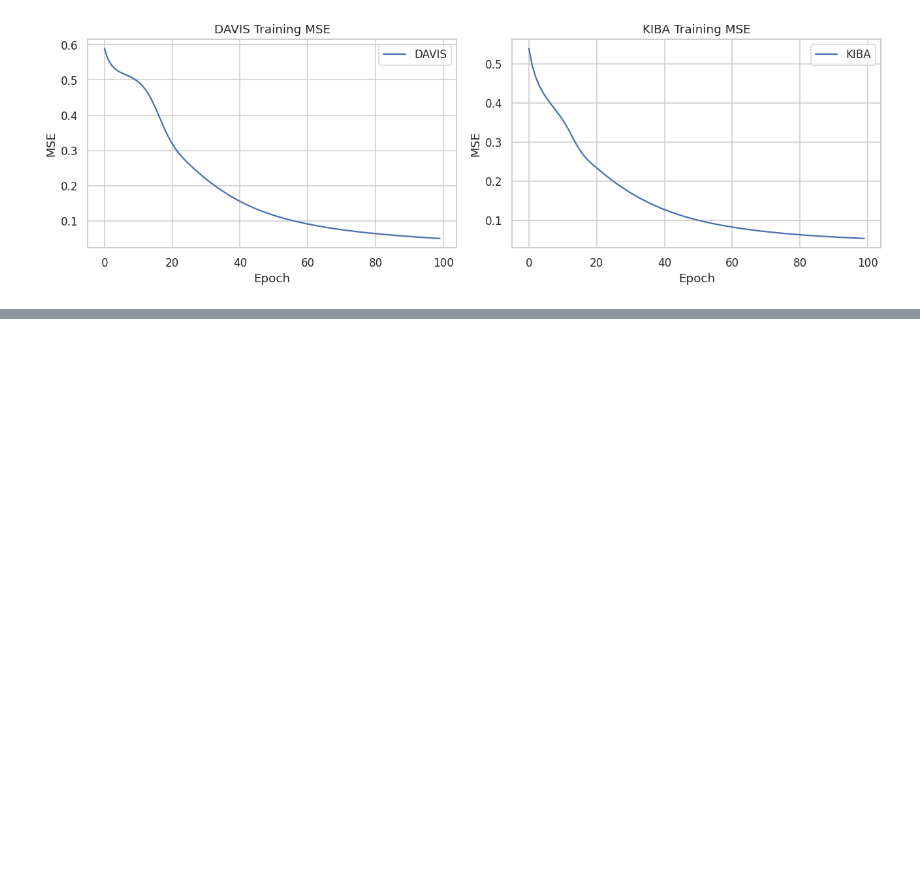
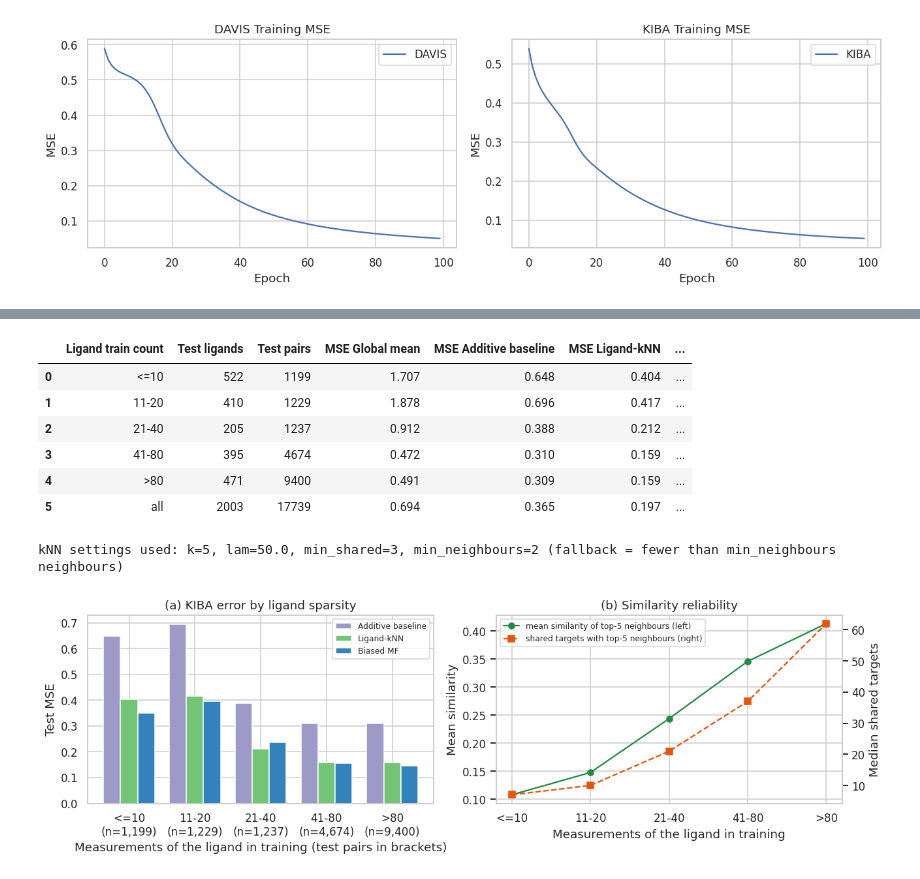
Before and after one commit to sunthoshhh/data-mining-graph-community-detection, a Jupyter notebook: task2.2/task2_2.ipynb, the cells around one changed output, grey strips where cells are left out. Cells and saved outputs as stored; diff of their text form; code cells hidden in the pictures; blank space fills up the shorter version.

```diff
--- a/task2.2/task2_2.ipynb
+++ b/task2.2/task2_2.ipynb
@@ -1829,0 +2543,55 @@ plt.show()
+# %%
+s = SPLITS["KIBA"]; f = FINAL["KIBA"]; knn = f["knn"]
+cnt = s["train"].groupby("ligand_id").size()
+te = s["test"].copy(); te["n_train"] = te.ligand_id.map(cnt)
+BINS, LABELS = [0, 10, 20, 40, 80, np.inf], ["<=10", "11-20", "21-40", "41-80", ">80"]
+te["bin"] = pd.cut(te.n_train, BINS, labels=LABELS)
+_, nn_t, fb_t, ms_t = knn.predict(te.ligand_id, te.target_id, True)
+te["nn"], te["fallback"], te["mean_sim"] = nn_t, fb_t, ms_t
+for m in ["Global mean", "Additive baseline", "Ligand-kNN", "Biased MF"]:
+    te[m] = PRED["KIBA"]["test"][m]
+
+# reliability of similarities per ligand (training matrix): shared targets with the 5 most similar ligands
+top5_shared = {}; top5_sim = {}
+for l, li in knn.li.items():
+    order = np.argsort(-knn.W[li])[:5]; order = order[knn.W[li][order] > 0]
+    top5_shared[l] = np.median(knn.n_shared[li][order]) if len(order) else 0
+    top5_sim[l] = knn.W[li][order].mean() if len(order) else 0
+te["top5_shared"] = te.ligand_id.map(top5_shared); te["top5_sim"] = te.ligand_id.map(top5_sim)
+
+rows = []
+for b, g in te.groupby("bin", observed=True):
+    rows.append({"Ligand train count": b, "Test ligands": g.ligand_id.nunique(), "Test pairs": len(g),
+                 **{f"MSE {m}": mse(g.score, g[m]) for m in ["Global mean", "Additive baseline", "Ligand-kNN", "Biased MF"]},
+                 "Mean neighbours available": g.nn.mean(), "% pairs with < 3 neighbours": 100 * (g.nn < 3).mean(), "% fallback to baseline": 100 * g.fallback.mean(),
+                 "Median shared targets (top-5 neighbours)": g.top5_shared.median(), "Mean similarity (top-5)": g.top5_sim.mean()})
+rows.append({"Ligand train count": "all", "Test ligands": te.ligand_id.nunique(), "Test pairs": len(te),
+             **{f"MSE {m}": mse(te.score, te[m]) for m in ["Global mean", "Additive baseline", "Ligand-kNN", "Biased MF"]},
+             "Mean neighbours available": te.nn.mean(), "% pairs with < 3 neighbours": 100 * (te.nn < 3).mean(), "% fallback to baseline": 100 * te.fallback.mean(),
+             "Median shared targets (top-5 neighbours)": te.top5_shared.median(), "Mean similarity (top-5)": te.top5_sim.mean()})
+sparsity = pd.DataFrame(rows); sparsity.to_csv("results/cf_kiba_sparsity_analysis.csv", index=False)
+display(sparsity.round(3))
+print(f"kNN settings used: k={knn.k}, lam={knn.lam}, min_shared={knn.min_shared}, min_neighbours={knn.min_neighbours} (fallback = fewer than min_neighbours neighbours)")
+
+fig, axes = plt.subplots(1, 2, figsize=(12, 3.9))
+ax = axes[0]; plot = sparsity[sparsity["Ligand train count"] != "all"]; x = np.arange(len(plot)); w = 0.26
+for off, (m, c) in zip([-w, 0, w], [("Additive baseline", "#9e9ac8"), ("Ligand-kNN", "#74c476"), ("Biased MF", "#3182bd")]):
+    ax.bar(x + off, plot[f"MSE {m}"], w, label=m, color=c)
+ax.set_xticks(x); ax.set_xticklabels([f"{l}\n(n={n:,})" for l, n in zip(plot["Ligand train count"], plot["Test pairs"])])
+ax.set(xlabel="Measurements of the ligand in training (test pairs in brackets)", ylabel="Test MSE", title="(a) KIBA error by ligand sparsity"); ax.legend(fontsize=8)
+ax = axes[1]
+ax.plot(x, plot["Mean similarity (top-5)"], "o-", color="#238b45", label="mean similarity of top-5 neighbours (left)")
+ax.set_xticks(x); ax.set_xticklabels(plot["Ligand train count"]); ax.set(xlabel="Measurements of the ligand in training", ylabel="Mean similarity", title="(b) Similarity reliability")
+ax2 = ax.twinx(); ax2.plot(x, plot["Median shared targets (top-5 neighbours)"], "s--", color="#e6550d", label="shared targets with top-5 neighbours (right)"); ax2.set_ylabel("Median shared targets"); ax2.grid(False)
+h1, l1 = ax.get_legend_handles_labels(); h2, l2 = ax2.get_legend_handles_labels(); ax.legend(h1 + h2, l1 + l2, fontsize=8, loc="upper left")
+fig.tight_layout(); fig.savefig("figures/cf_kiba_mse_by_ligand_sparsity.png"); plt.show()
+# %% [output]
+|  | Ligand train count | Test ligands | Test pairs | MSE Global mean | MSE Additive baseline | MSE Ligand-kNN | ... |
+| 0 | <=10 | 522 | 1199 | 1.707 | 0.648 | 0.404 | ... |
+| 1 | 11-20 | 410 | 1229 | 1.878 | 0.696 | 0.417 | ... |
+| 2 | 21-40 | 205 | 1237 | 0.912 | 0.388 | 0.212 | ... |
+| 3 | 41-80 | 395 | 4674 | 0.472 | 0.310 | 0.159 | ... |
+| 4 | >80 | 471 | 9400 | 0.491 | 0.309 | 0.159 | ... |
+| 5 | all | 2003 | 17739 | 0.694 | 0.365 | 0.197 | ... |
+kNN settings used: k=5, lam=50.0, min_shared=3, min_neighbours=2 (fallback = fewer than min_neighbours neighbours)
+[figure, added]
```
Also changed, not shown: parts of 47 cells of this notebook.
